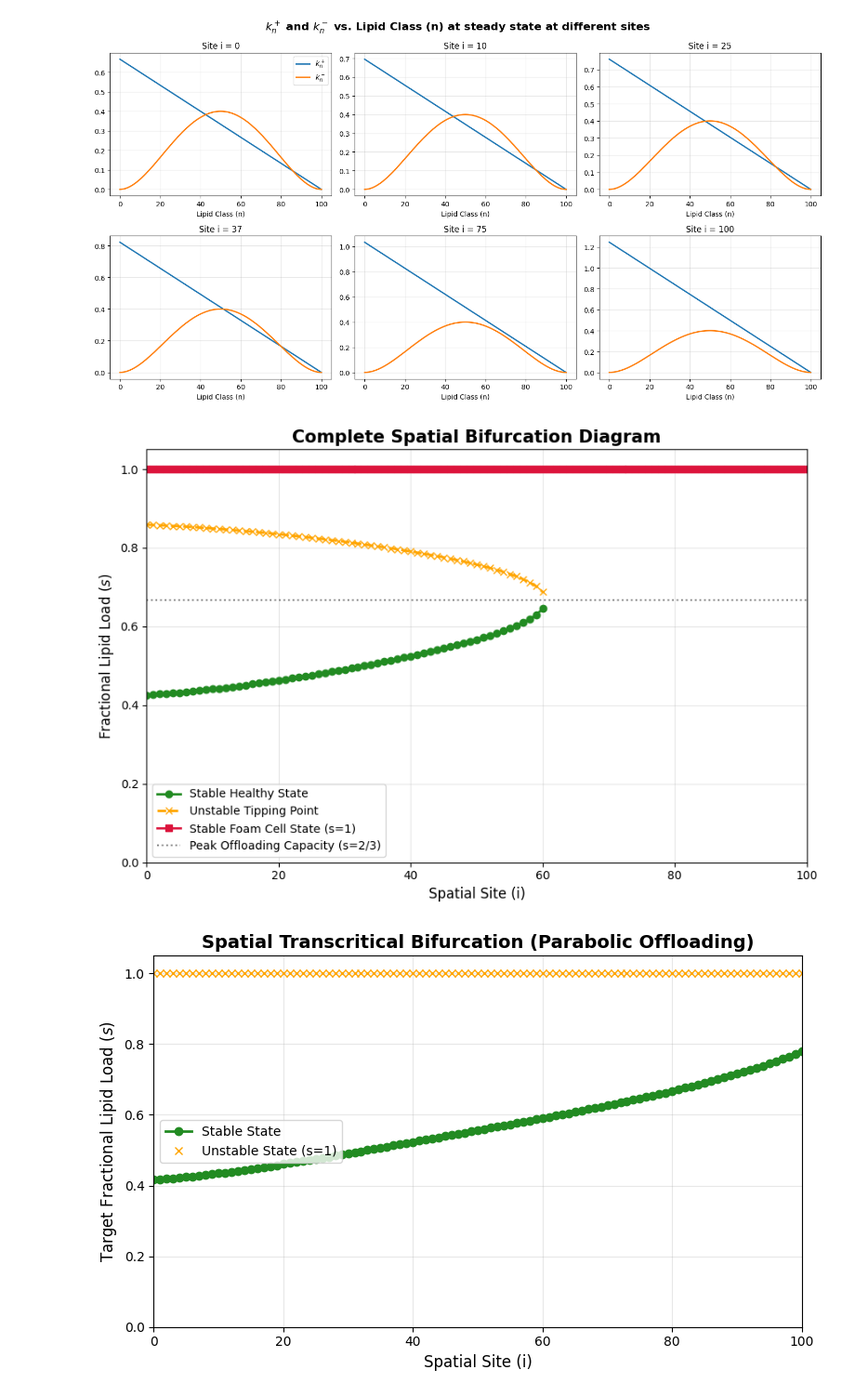
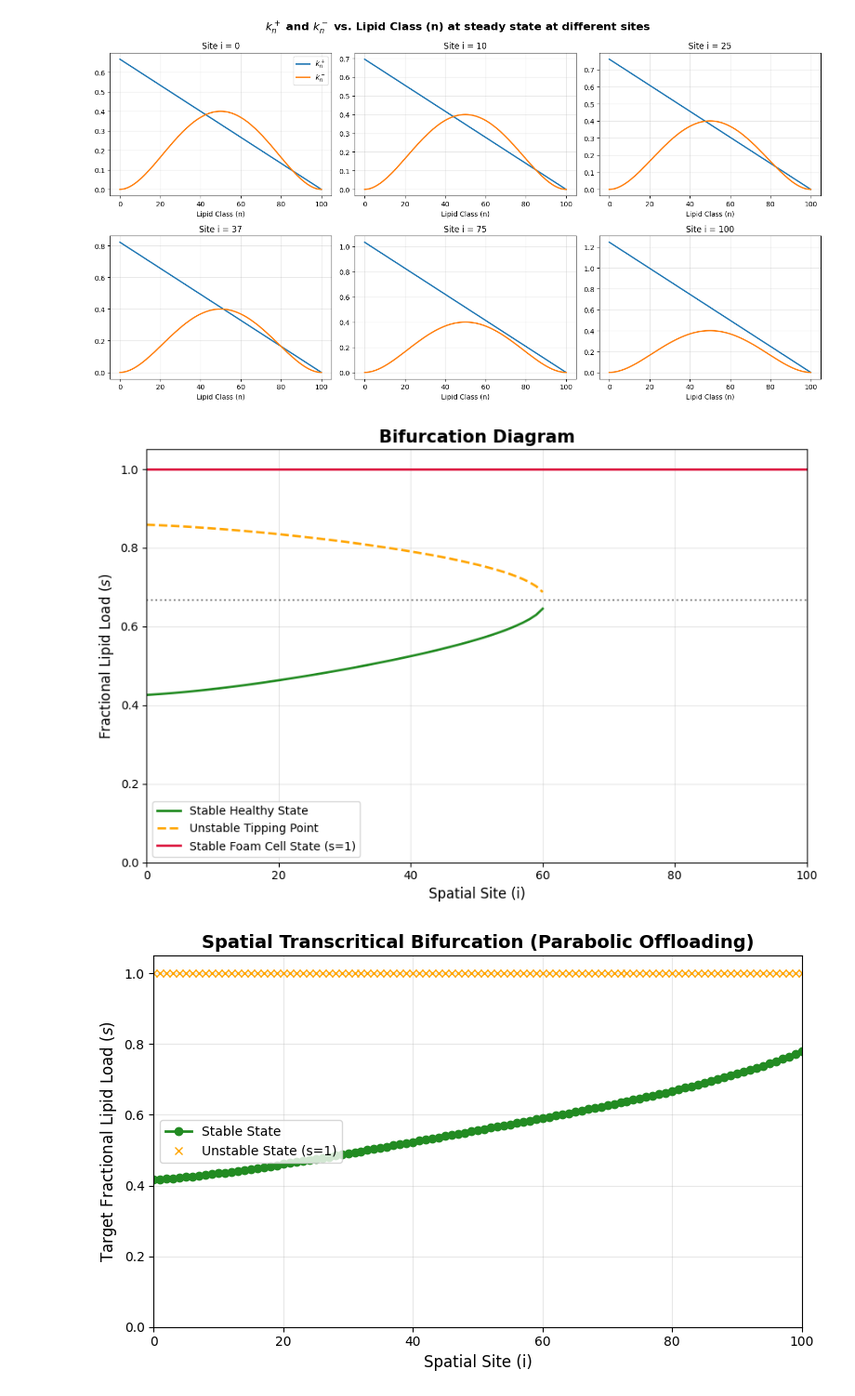
Before and after one commit to eleonoraagostinelli/VolumeFilling-Multiscale-Model, a Jupyter notebook: Discrete_SpaceStructure_Solver.ipynb, the cells around one changed output. Shown at 93% size. Saved outputs shown, nothing was run; the diff lists cells and outputs as text; code cells hidden in the pictures.

Commit message:
Added bifurcation diagram

```diff
--- a/Discrete_SpaceStructure_Solver.ipynb
+++ b/Discrete_SpaceStructure_Solver.ipynb
@@ -183,39 +183,39 @@ def plot_full_bifurcation_diagram(model, U, time_index=-1, offloading_type='quar
 
         # If there are 3 roots, the system is Bistable
         if len(roots) == 3:
             stable_x.append(i);   stable_y.append(roots[0])
             unstable_x.append(i); unstable_y.append(roots[1])
             foam_x.append(i);     foam_y.append(roots[2])
 
         # If there is 1 root, the system is Monostable (Disease state)
         elif len(roots) == 1:
             foam_x.append(i);     foam_y.append(roots[0])
 
     # --- Plotting ---
     plt.figure(figsize=(9, 6))
 
     # Plot the branches
-    plt.plot(stable_x, stable_y, marker='o', color='forestgreen', lw=2, label='Stable Healthy State')
-    plt.plot(unstable_x, unstable_y, marker='x', color='orange', lw=2, linestyle='--', label='Unstable Tipping Point')
-    plt.plot(foam_x, foam_y, marker='s', color='crimson', lw=2, label='Stable Foam Cell State (s=1)')
+    plt.plot(stable_x, stable_y, color='forestgreen', lw=2, label='Stable Healthy State')
+    plt.plot(unstable_x, unstable_y, color='orange', lw=2, linestyle='--', label='Unstable Tipping Point')
+    plt.plot(foam_x, foam_y, color='crimson', lw=2, label='Stable Foam Cell State (s=1)')
 
     # Formatting
-    plt.title("Complete Spatial Bifurcation Diagram", fontsize=15, fontweight='bold')
+    plt.title("Bifurcation Diagram", fontsize=15, fontweight='bold')
     plt.xlabel("Spatial Site (i)", fontsize=12)
     plt.ylabel("Fractional Lipid Load ($s$)", fontsize=12)
 
     plt.ylim(0, 1.05)
     plt.xlim(0, p.M)
-    plt.axhline(2/3, color='grey', linestyle=':', label='Peak Offloading Capacity (s=2/3)')
+    plt.axhline(2/3, color='grey', linestyle=':')
 
     plt.grid(True, alpha=0.3)
     plt.legend()
     plt.tight_layout()
     plt.show()
 
 plot_full_bifurcation_diagram(model, U, time_index=-1, offloading_type='quartic')
 # %% [output]
-[figure, old version]
+[figure, new version]
 # %%
 import numpy as np
 import matplotlib.pyplot as plt
```
